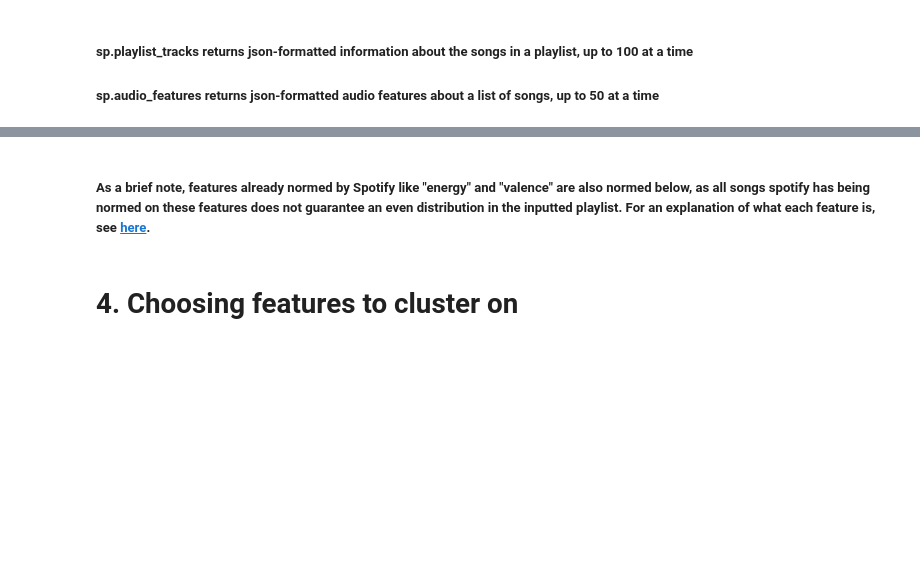
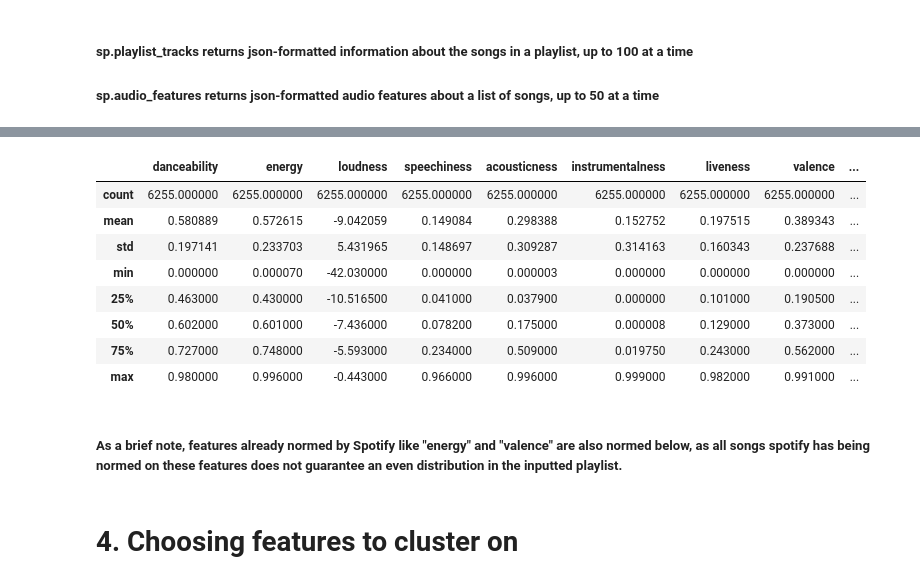
Before and after one commit to yashpar1/playlist-builder, a Jupyter notebook: exploratory_analysis_and_walkthrough.ipynb, the cells around one changed output, grey strips where cells are left out. Saved outputs shown, nothing was run; the diff lists cells and outputs as text; code cells hidden in the pictures; blank space fills up the shorter version.

```diff
--- a/exploratory_analysis_and_walkthrough.ipynb
+++ b/exploratory_analysis_and_walkthrough.ipynb
@@ -51,2 +55,14 @@ df_feats = pd.DataFrame(song_feats).drop(['type', 'uri', 'track_href', 'analysis
+# %%
+df_feats.describe()
+# %% [output]
+|  | danceability | energy | loudness | speechiness | acousticness | instrumentalness | liveness | valence | ... |
+| count | 6255.000000 | 6255.000000 | 6255.000000 | 6255.000000 | 6255.000000 | 6255.000000 | 6255.000000 | 6255.000000 | ... |
+| mean | 0.580889 | 0.572615 | -9.042059 | 0.149084 | 0.298388 | 0.152752 | 0.197515 | 0.389343 | ... |
+| std | 0.197141 | 0.233703 | 5.431965 | 0.148697 | 0.309287 | 0.314163 | 0.160343 | 0.237688 | ... |
+| min | 0.000000 | 0.000070 | -42.030000 | 0.000000 | 0.000003 | 0.000000 | 0.000000 | 0.000000 | ... |
+| 25% | 0.463000 | 0.430000 | -10.516500 | 0.041000 | 0.037900 | 0.000000 | 0.101000 | 0.190500 | ... |
+| 50% | 0.602000 | 0.601000 | -7.436000 | 0.078200 | 0.175000 | 0.000008 | 0.129000 | 0.373000 | ... |
+| 75% | 0.727000 | 0.748000 | -5.593000 | 0.234000 | 0.509000 | 0.019750 | 0.243000 | 0.562000 | ... |
+| max | 0.980000 | 0.996000 | -0.443000 | 0.966000 | 0.996000 | 0.999000 | 0.982000 | 0.991000 | ... |
 # %% [markdown]
-##### As a brief note, features already normed by Spotify like "energy" and "valence" are also normed below, as all songs spotify has being normed on these features does not guarantee an even distribution in the inputted playlist. For an explanation of what each feature is, see [here](https://developer.spotify.com/documentation/web-api/reference/get-several-audio-features).
+##### As a brief note, features already normed by Spotify like "energy" and "valence" are also normed below, as all songs spotify has being normed on these features does not guarantee an even distribution in the inputted playlist.
```
Also changed, not shown: parts of 11 cells of this notebook.
